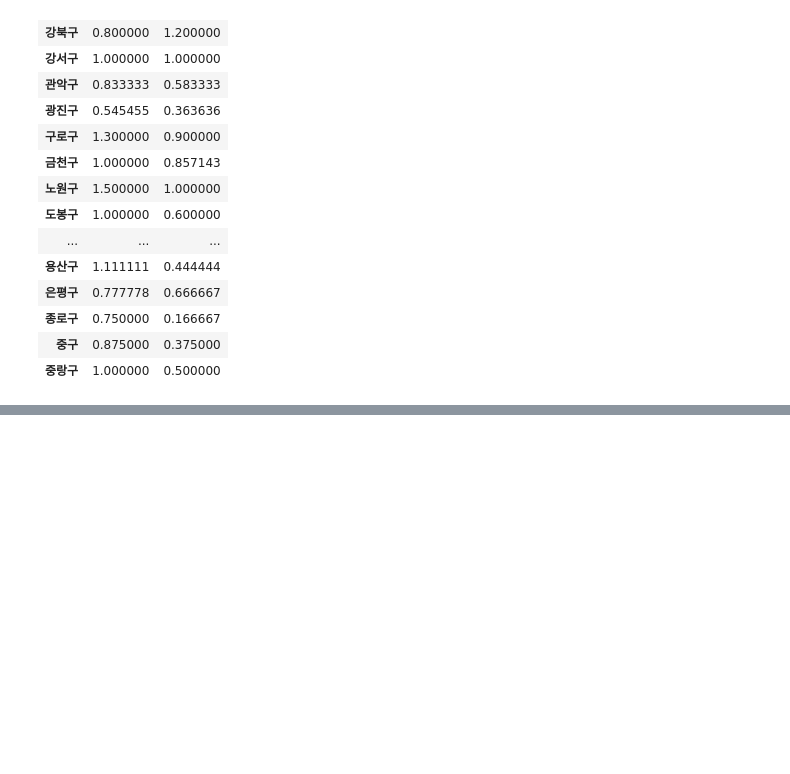
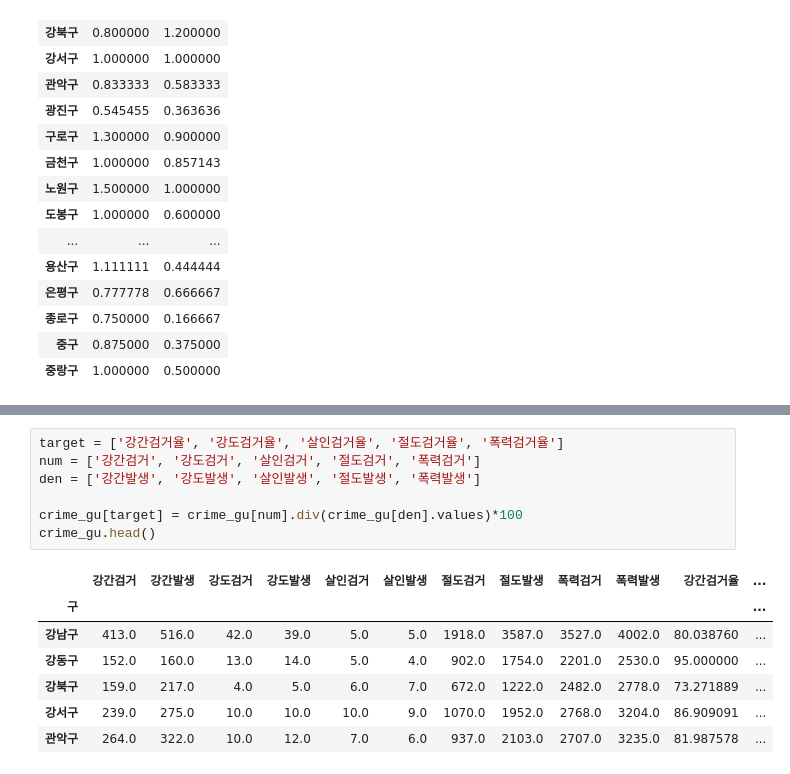
Before and after one commit to nickjw0205/Vacation_SP, a Jupyter notebook: source_code/Untitled1.ipynb, the cells around one changed output, grey strips where cells are left out. Drawn from its saved outputs; the diff is of its cells as text; blank space fills up the shorter version.

```diff
--- a/source_code/Untitled1.ipynb
+++ b/source_code/Untitled1.ipynb
@@ -316,0 +311,15 @@ crime_gu[num].div(crime_gu[den].values)
+# %%
+target = ['강간검거율', '강도검거율', '살인검거율', '절도검거율', '폭력검거율']
+num = ['강간검거', '강도검거', '살인검거', '절도검거', '폭력검거']
+den = ['강간발생', '강도발생', '살인발생', '절도발생', '폭력발생']
+
+crime_gu[target] = crime_gu[num].div(crime_gu[den].values)*100
+crime_gu.head()
+# %% [output]
+|  | 강간검거 | 강간발생 | 강도검거 | 강도발생 | 살인검거 | 살인발생 | 절도검거 | 절도발생 | 폭력검거 | 폭력발생 | 강간검거율 | ... |
+| 구 |  |  |  |  |  |  |  |  |  |  |  | ... |
+| 강남구 | 413.0 | 516.0 | 42.0 | 39.0 | 5.0 | 5.0 | 1918.0 | 3587.0 | 3527.0 | 4002.0 | 80.038760 | ... |
+| 강동구 | 152.0 | 160.0 | 13.0 | 14.0 | 5.0 | 4.0 | 902.0 | 1754.0 | 2201.0 | 2530.0 | 95.000000 | ... |
+| 강북구 | 159.0 | 217.0 | 4.0 | 5.0 | 6.0 | 7.0 | 672.0 | 1222.0 | 2482.0 | 2778.0 | 73.271889 | ... |
+| 강서구 | 239.0 | 275.0 | 10.0 | 10.0 | 10.0 | 9.0 | 1070.0 | 1952.0 | 2768.0 | 3204.0 | 86.909091 | ... |
+| 관악구 | 264.0 | 322.0 | 10.0 | 12.0 | 7.0 | 6.0 | 937.0 | 2103.0 | 2707.0 | 3235.0 | 81.987578 | ... |
```
Also changed, not shown: parts of 15 cells of this notebook.
